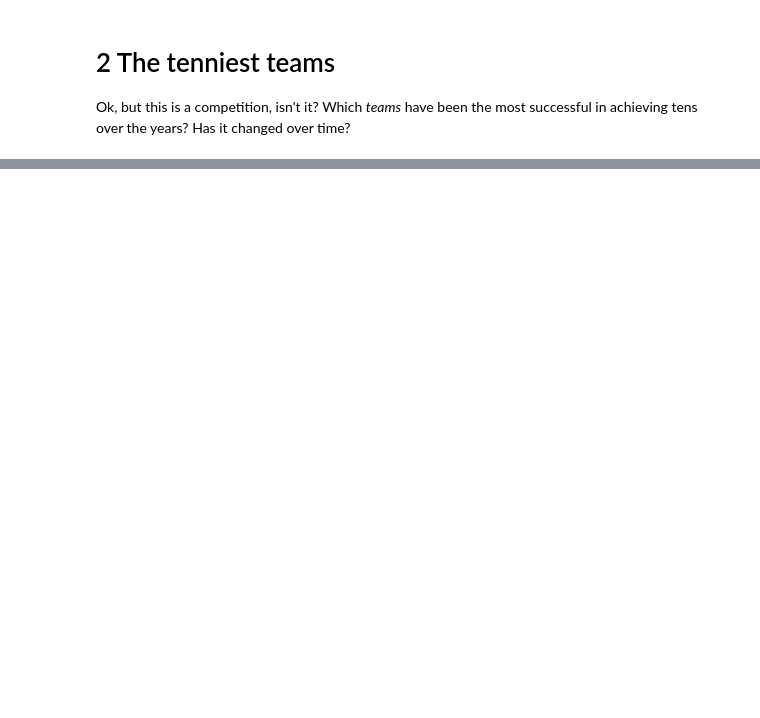
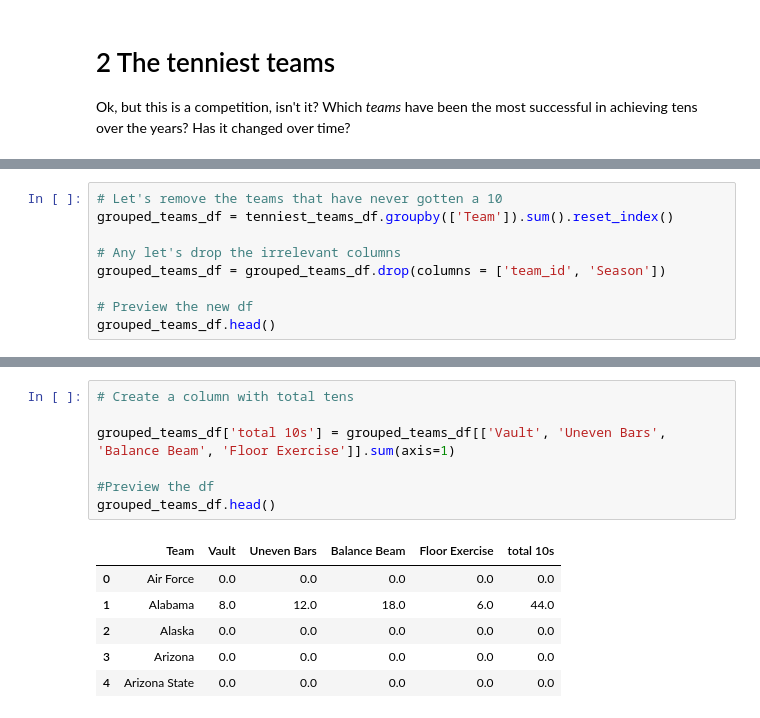
Before and after one commit to LSE-ME204/me204-2024-project-jesatuts2, a Jupyter notebook: notebooks/NB03-EDA-and-Dataviz.ipynb, the cells around one changed output, grey strips where cells are left out. Drawn from its saved outputs; the diff is of its cells as text; blank space fills up the shorter version.

```diff
--- a/notebooks/NB03-EDA-and-Dataviz.ipynb
+++ b/notebooks/NB03-EDA-and-Dataviz.ipynb
@@ -292,0 +299,9 @@ tenniest_teams_df
+# %%
+# Let's remove the teams that have never gotten a 10
+grouped_teams_df = tenniest_teams_df.groupby(['Team']).sum().reset_index()
+
+# Any let's drop the irrelevant columns
+grouped_teams_df = grouped_teams_df.drop(columns = ['team_id', 'Season'])
+
+# Preview the new df
+grouped_teams_df.head()
@@ -292,0 +315,14 @@ tenniest_teams_df
+# %%
+# Create a column with total tens
+
+grouped_teams_df['total 10s'] = grouped_teams_df[['Vault', 'Uneven Bars', 'Balance Beam', 'Floor Exercise']].sum(axis=1)
+
+#Preview the df
+grouped_teams_df.head()
+# %% [output]
+|  | Team | Vault | Uneven Bars | Balance Beam | Floor Exercise | total 10s |
+| 0 | Air Force | 0.0 | 0.0 | 0.0 | 0.0 | 0.0 |
+| 1 | Alabama | 8.0 | 12.0 | 18.0 | 6.0 | 44.0 |
+| 2 | Alaska | 0.0 | 0.0 | 0.0 | 0.0 | 0.0 |
+| 3 | Arizona | 0.0 | 0.0 | 0.0 | 0.0 | 0.0 |
+| 4 | Arizona State | 0.0 | 0.0 | 0.0 | 0.0 | 0.0 |
```
Also changed, not shown: parts of 5 cells of this notebook, 1 other file.
